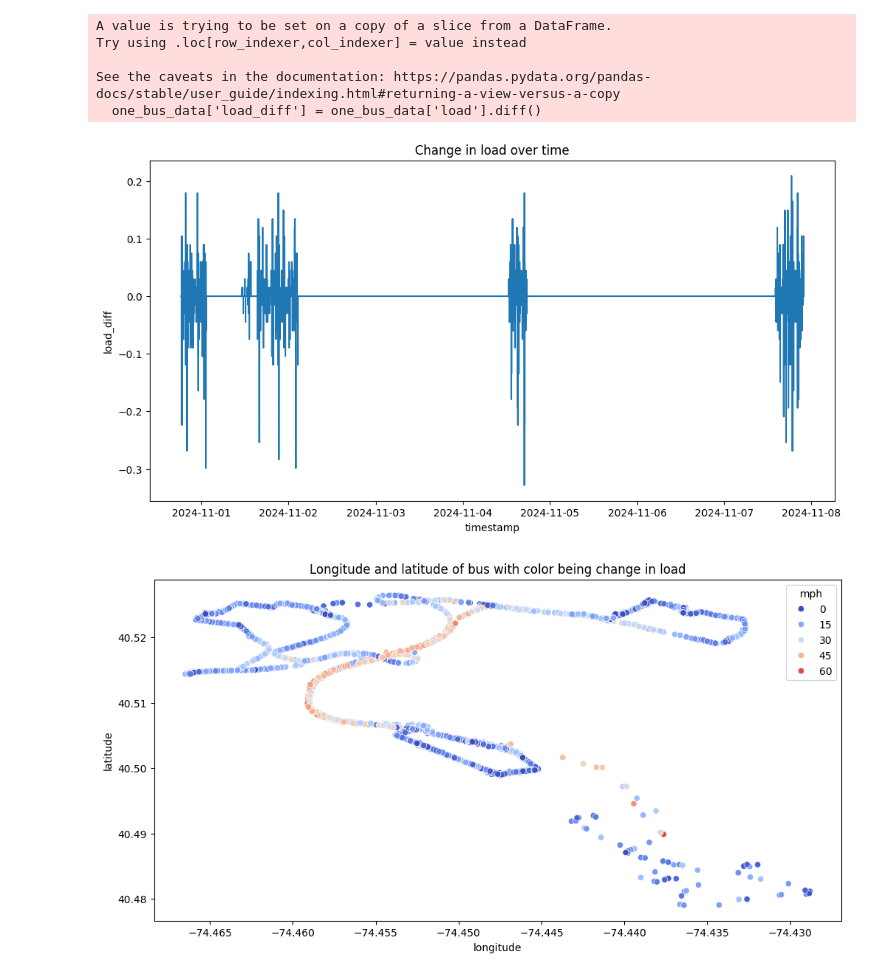
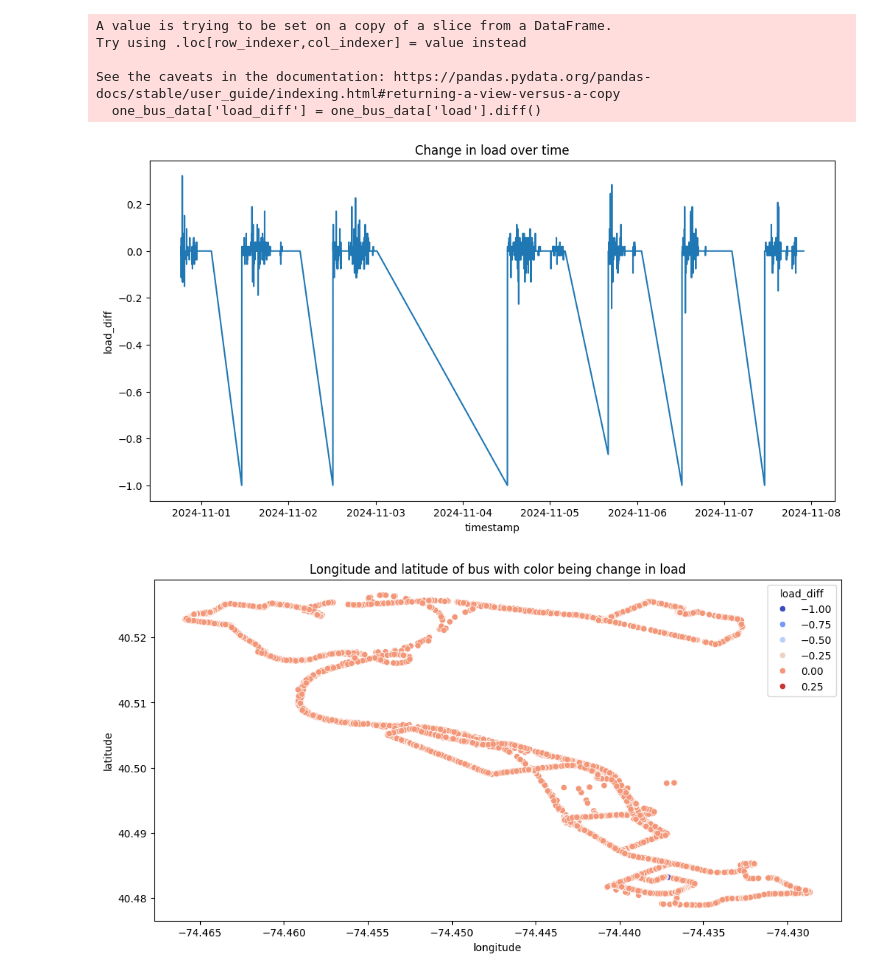
Before and after one commit to AkeBoss-tech/RutgersBusAnalysis, a Jupyter notebook: bus.ipynb, the cells around one changed output. Drawn from its saved outputs; the diff is of its cells as text; code cells hidden in the pictures.

```diff
--- a/bus.ipynb
+++ b/bus.ipynb
@@ -5,7 +5,8 @@ import matplotlib.pyplot as plt
 import folium
 from folium.plugins import MarkerCluster
 
-data = pd.read_csv('cloud-data/bus_data.csv')
+data = pd.read_csv('cloud-data/bus_data_modified.csv')
+data['timestamp'] = pd.to_datetime(data['timestamp'])
 data.head()
 # %% [output]
 |  | id | name | type | calculatedCourse | routeName | created | longitude | latitude | paxLoad | ... |
@@ -14,15 +15,3 @@ data.head()
 | 2 | 4873 | 4191 | Transit Bus | 240.802514 | B Route | 02:23 PM | -74.457712 | 40.523463 | 8 | ... |
 | 3 | 4876 | 4194 | Transit Bus | 299.246496 | B Route | 02:23 PM | -74.438946 | 40.521624 | 4 | ... |
 | 4 | 17624 | 4002 | Heavy Duty Transit LF | 226.694476 | REXB Route | 02:23 PM | -74.438830 | 40.483538 | 2 | ... |
-# %%
-# convert timestamp to datetime
-data['timestamp'] = pd.to_datetime(data['timestamp'])
-try:
-    data.drop(['speed', 'outOfService', 'tripId', 'outdated'], axis=1, inplace=True)
-except:
-    data.drop(['speed', 'tripId'], axis=1, inplace=True)
-data['load'] = data['paxLoad'] / data['totalCap']
-# only use the latitude and longitude columns between certain values
-data = data[(data['latitude'] > 40.4) & (data['latitude'] < 40.53)]
-data = data[(data['longitude'] > -74.5) & (data['longitude'] < -74.3)]
-data.head()
@@ -36,5 +18,7 @@ data.head()
 # %%
-one_bus = 4131
+from random import choice
+
+one_bus = int(choice(data['name'].unique()))
 one_bus_data = data[data['name'] == one_bus]
 one_bus_data.head()
 # %% [output]
@@ -113,15 +98,15 @@ sns.lineplot(x='timestamp', y='load_diff', data=one_bus_data)
 plt.title('Change in load over time')
 plt.show()
 # %% [output]
-[figure, old version]
+[figure, new version]
 # %%
 # plot longitude and latitude of bus with color being change in load
 plt.figure(figsize=(12, 6))
-sns.scatterplot(x='longitude', y='latitude', hue='mph', data=one_bus_data, palette='coolwarm')
+sns.scatterplot(x='longitude', y='latitude', hue='load_diff', data=one_bus_data, palette='coolwarm')
 plt.title('Longitude and latitude of bus with color being change in load')
 plt.show()
 # %% [output]
-[figure, old version]
+[figure, new version]
 # %%
 # graph all the places with 0 mph in color and everywhere else in black
 plt.figure(figsize=(12, 6))
```
Also changed, not shown: parts of 12 cells of this notebook, 15 other files.
